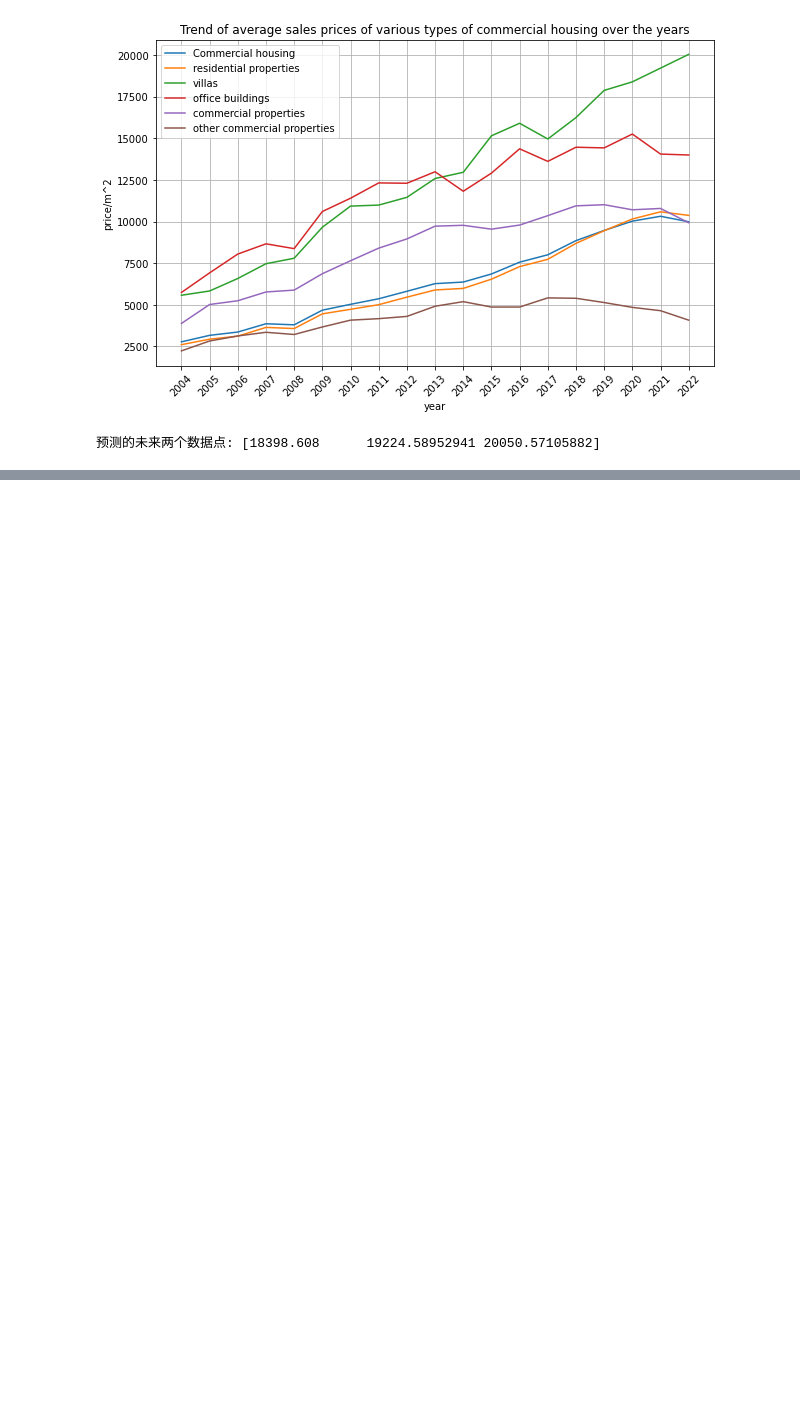
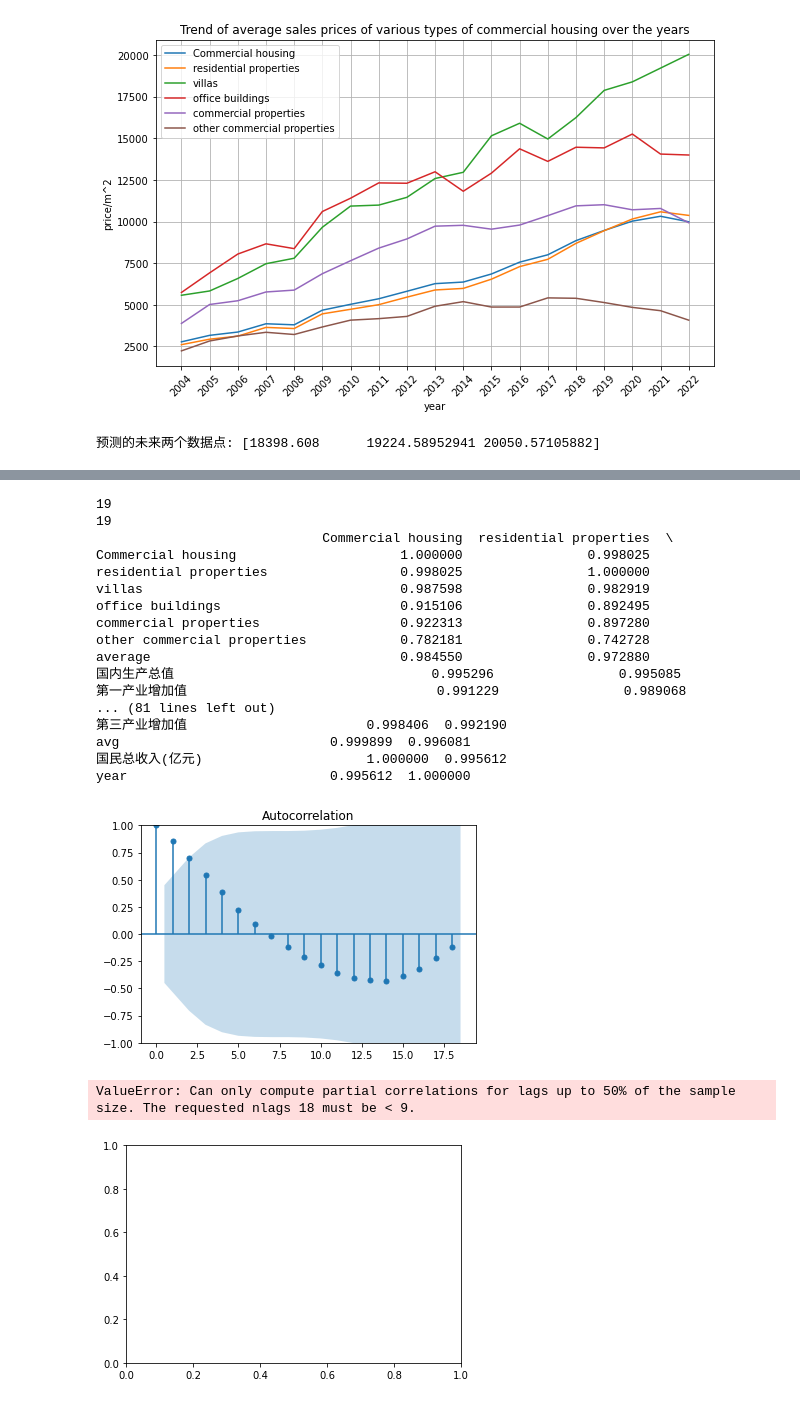
Before and after one commit to zhang2gongzi/CUIT-Data-Mining, a Jupyter notebook: text2/Untitled.ipynb, the cells around one changed output, grey strips where cells are left out. Cells and saved outputs as stored; diff of their text form; code cells hidden in the pictures; blank space fills up the shorter version.

```diff
--- a/text2/Untitled.ipynb
+++ b/text2/Untitled.ipynb
@@ -139,0 +201,64 @@ print("预测的未来两个数据点:", predictions.flatten())
+# %%
+import pandas as pd
+import numpy as np
+import statsmodels.api as sm
+import matplotlib.pyplot as plt
+from sklearn.preprocessing import StandardScaler
+
+# 加载数据
+df1 = pd.read_csv('年度数据房价平均销售价格_转置.csv', encoding='gbk')
+df2 = pd.read_csv('年度数据国内生产总值_转置.csv', encoding='gbk')
+
+# 合并数据
+merged_df = pd.merge(df1, df2, on='year', how='inner')
+
+# 处理缺失值
+merged_df.dropna(inplace=True)
+
+# 检查数据长度
+print(len(merged_df['average']))
+
+# 数据标准化
+scaler = StandardScaler()
+scaled_data = scaler.fit_transform(merged_df.drop(columns=['year']))
+scaled_df = pd.DataFrame(scaled_data, columns=merged_df.columns[1:])
+scaled_df['year'] = merged_df['year']
+
+# 再次处理缺失值
+scaled_df.dropna(inplace=True)
+
+# 检查数据长度
+print(len(scaled_df['average']))
+
+# 计算相关矩阵
+correlation_matrix = scaled_df.corr()
+print(correlation_matrix)
+
+# ACF图
+sm.graphics.tsa.plot_acf(scaled_df['average'], lags=18)
+plt.show()
+
+# PACF图
+sm.graphics.tsa.plot_pacf(scaled_df['average'], lags=18)
+plt.show()
+# %% [output]
+19
+19
+                             Commercial housing  residential properties  \
+Commercial housing                     1.000000                0.998025
+residential properties                 0.998025                1.000000
+villas                                 0.987598                0.982919
+office buildings                       0.915106                0.892495
+commercial properties                  0.922313                0.897280
+other commercial properties            0.782181                0.742728
+average                                0.984550                0.972880
+国内生产总值                                 0.995296                0.995085
+第一产业增加值                                0.991229                0.989068
+... (81 lines left out)
+第三产业增加值                       0.998406  0.992190
+avg                           0.999899  0.996081
+国民总收入(亿元)                     1.000000  0.995612
+year                          0.995612  1.000000
+[figure, added]
+ValueError: Can only compute partial correlations for lags up to 50% of the sample size. The requested nlags 18 must be < 9.
+[figure, added]
```
Also changed, not shown: parts of 7 cells of this notebook, 7 other files.
